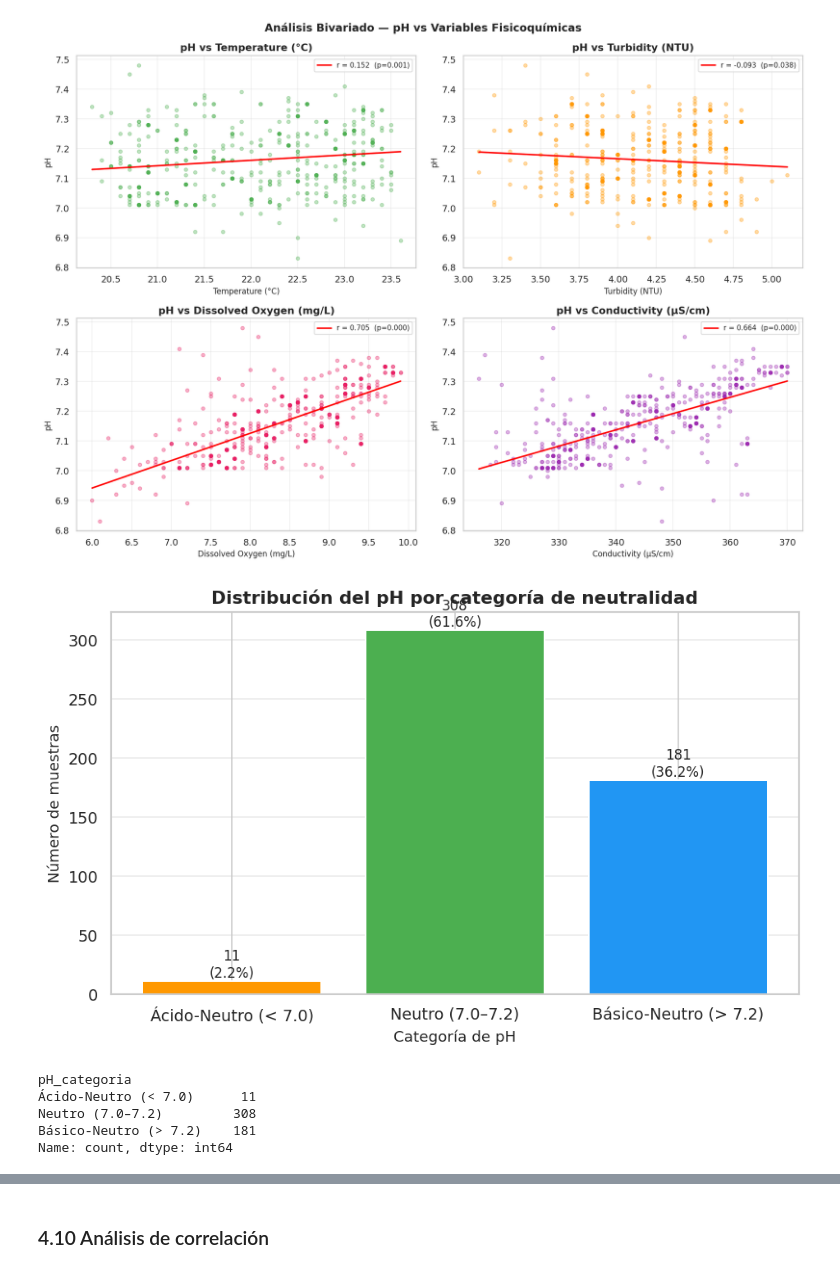
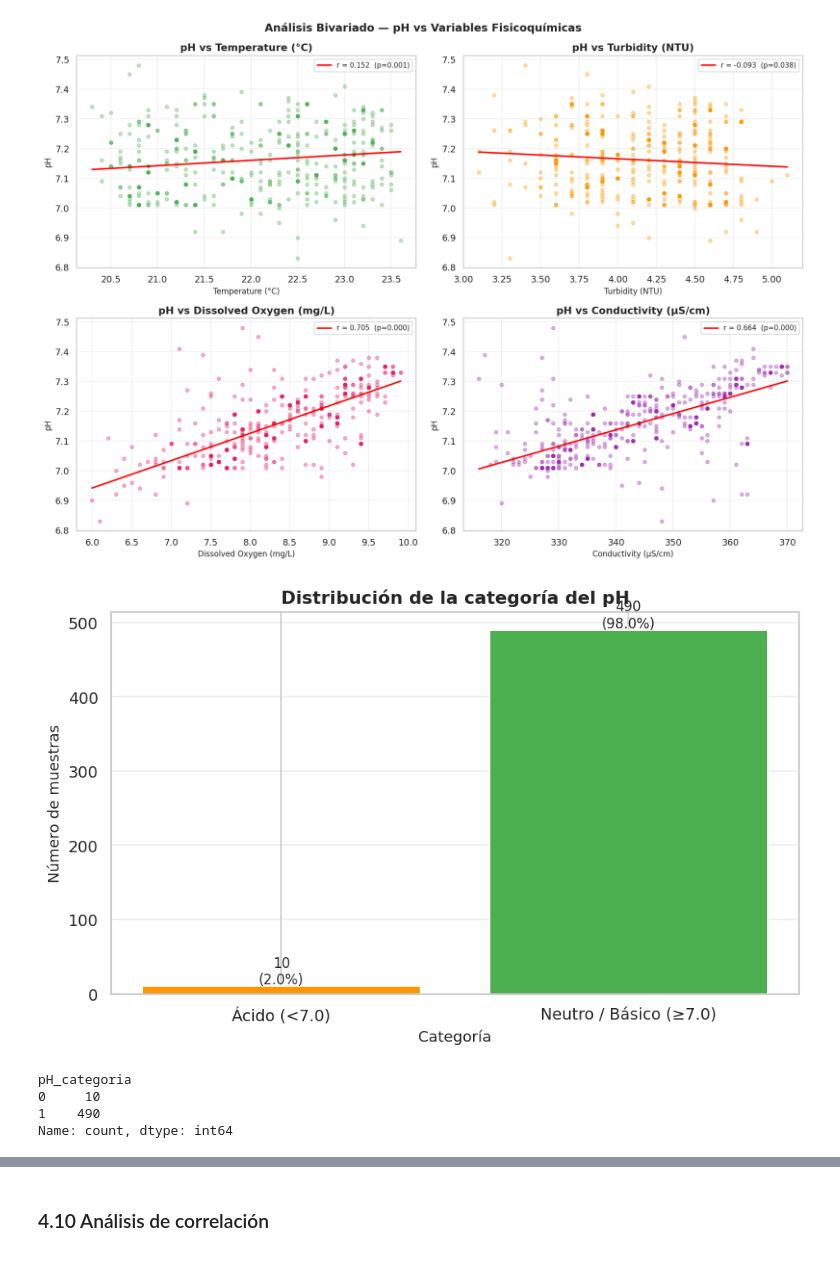
Before and after one commit to NicolleMendozaC/water-quality-dashboard-final, a Jupyter notebook: docs/_sources/notebooks/EDA_Calidad_Agua_2_0.ipynb, the cells around one changed output, grey strips where cells are left out. Saved outputs shown, nothing was run; the diff lists cells and outputs as text; code cells hidden in the pictures.

```diff
--- a/docs/_sources/notebooks/EDA_Calidad_Agua_2_0.ipynb
+++ b/docs/_sources/notebooks/EDA_Calidad_Agua_2_0.ipynb
@@ -528,35 +528,56 @@ plt.show()
 # %% [output]
 [figure]
 # %%
-# ─── pH por categorías de calidad ────────────────────────────────────────────
-# Clasificamos el pH en rangos de interés práctico
-bins   = [df['pH'].min()-0.01, 7.0, 7.2, df['pH'].max()+0.01]
-labels = ['Ácido-Neutro (< 7.0)', 'Neutro (7.0–7.2)', 'Básico-Neutro (> 7.2)']
-df['pH_categoria'] = pd.cut(df['pH'], bins=bins, labels=labels)
+import numpy as np
+import matplotlib.pyplot as plt
 
-conteo = df['pH_categoria'].value_counts(sort=False)
+# ─── Clasificación binaria del pH ─────────────────────────────────────────────
 
-fig, ax = plt.subplots(figsize=(8, 5))
-bars = ax.bar(conteo.index, conteo.values,
-              color=['#FF9800', '#4CAF50', '#2196F3'], edgecolor='white',
-              linewidth=1.2)
+# Variable respuesta binaria
+# 0 = Ácido
+# 1 = Neutro / Básico
+
+df["pH_categoria"] = np.where(df["pH"] < 7.0, 0, 1)
+
+# Conteo de las categorías
+conteo = df["pH_categoria"].value_counts().sort_index()
+
+etiquetas = {
+    0: "Ácido (<7.0)",
+    1: "Neutro / Básico (≥7.0)"
+}
+
+fig, ax = plt.subplots(figsize=(8,5))
+
+bars = ax.bar(
+    [etiquetas[i] for i in conteo.index],
+    conteo.values,
+    color=["#FF9800", "#4CAF50"],
+    edgecolor="white",
+    linewidth=1.2
+)
+
 for bar, val in zip(bars, conteo.values):
-    ax.text(bar.get_x() + bar.get_width()/2, bar.get_height() + 3,
-            f'{val}\n({val/len(df)*100:.1f}%)', ha='center', fontsize=10)
+    ax.text(
+        bar.get_x()+bar.get_width()/2,
+        bar.get_height()+3,
+        f"{val}\n({val/len(df)*100:.1f}%)",
+        ha="center",
+        fontsize=10
+    )
 
-ax.set_title('Distribución del pH por categoría de neutralidad',
-             fontweight='bold')
-ax.set_ylabel('Número de muestras')
-ax.set_xlabel('Categoría de pH')
-ax.grid(axis='y', alpha=0.4)
+ax.set_title("Distribución de la categoría del pH", fontweight="bold")
+ax.set_ylabel("Número de muestras")
+ax.set_xlabel("Categoría")
+ax.grid(axis="y", alpha=0.4)
+
 plt.tight_layout()
 plt.show()
 
 print(conteo)
 # %% [output]
-[figure, old version]
+[figure, new version]
 pH_categoria
-Ácido-Neutro (< 7.0)      11
-Neutro (7.0–7.2)         308
-Básico-Neutro (> 7.2)    181
+0     10
+1    490
 Name: count, dtype: int64
```
Also changed, not shown: parts of 7 cells of this notebook, 9 other files.
